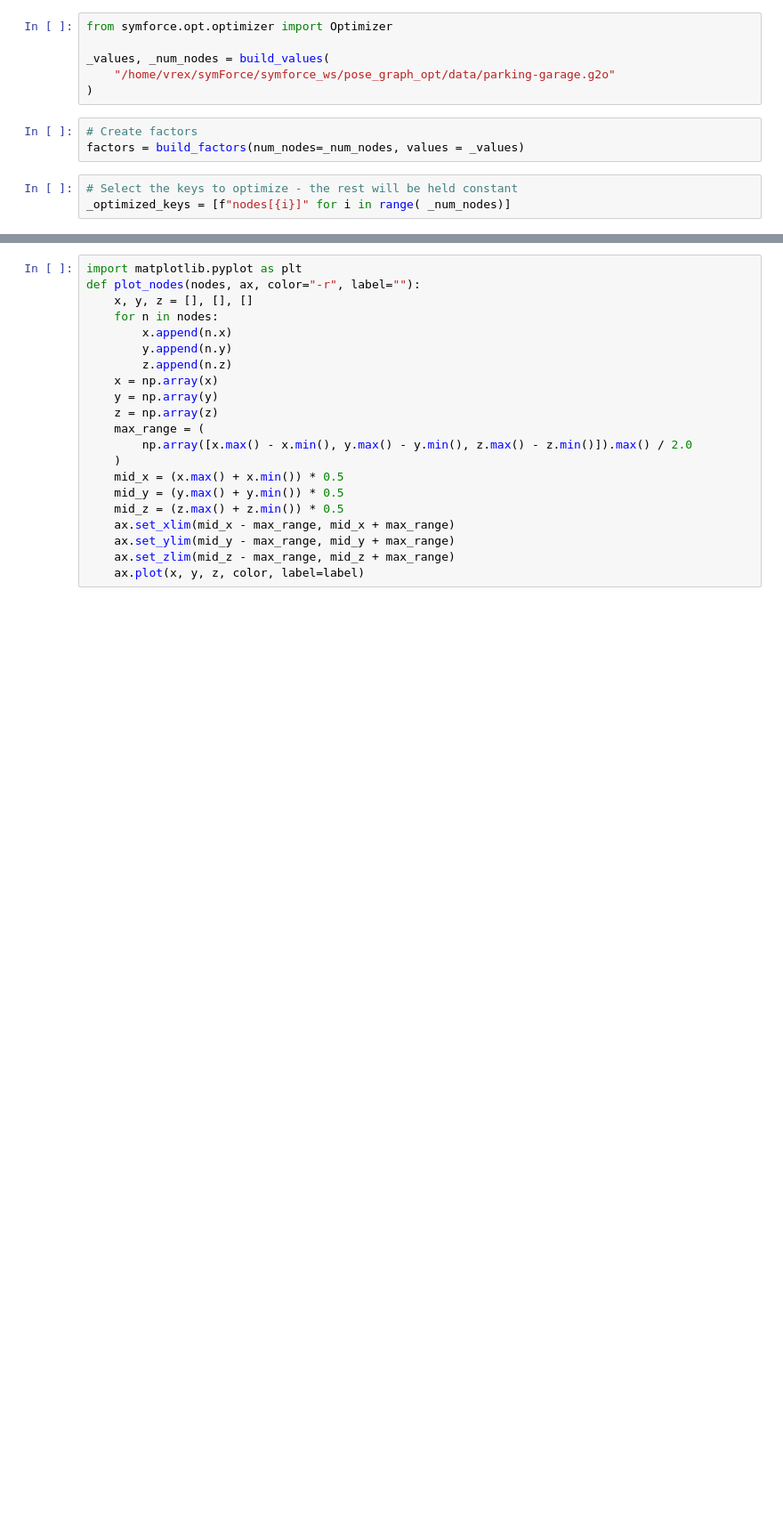
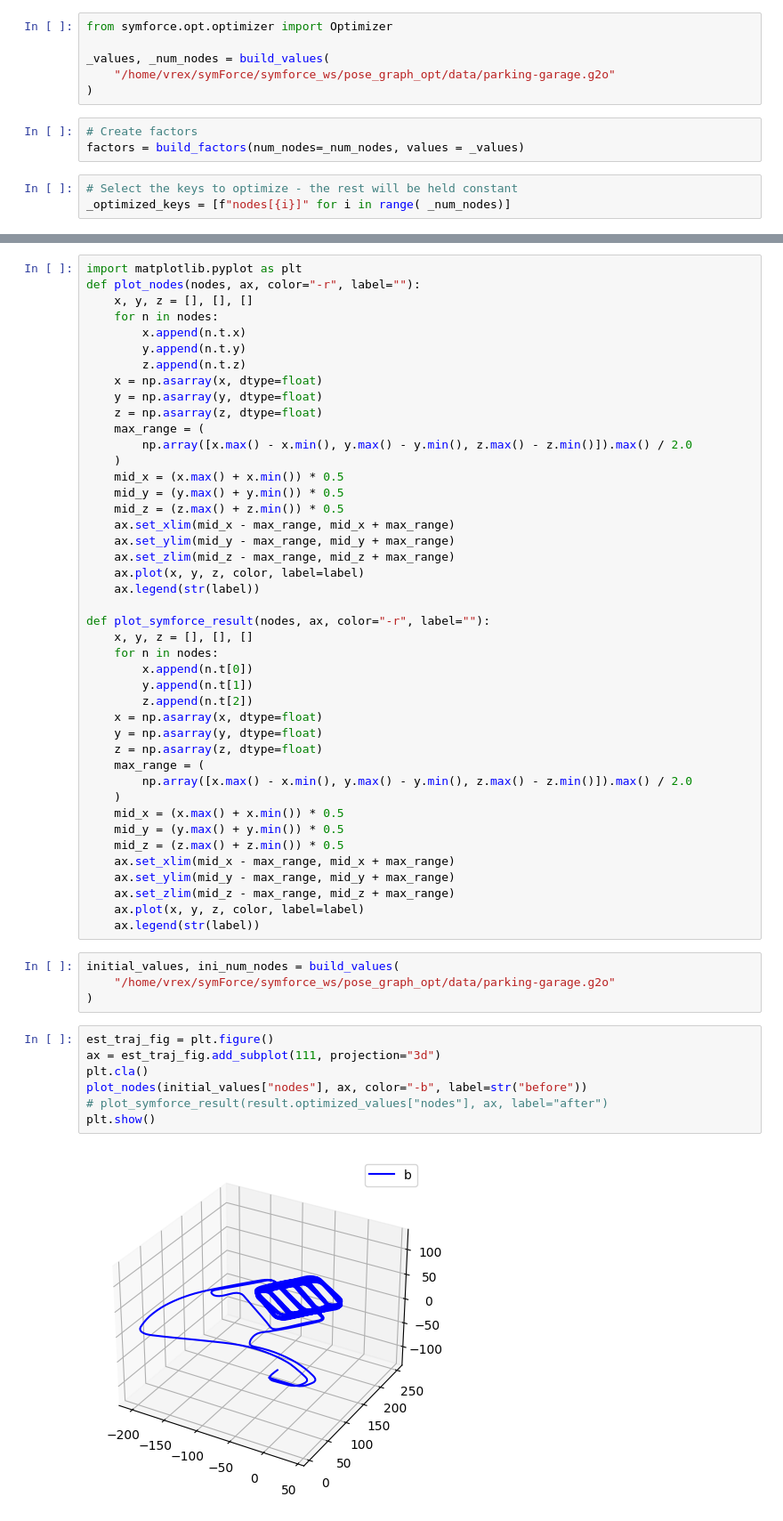
Before and after one commit to VineetTambe/symforce-pgo, a Jupyter notebook: pose_graph_opt/src/sym-pgo.ipynb, the cells around one changed output, grey strips where cells are left out. Shown: that part at 89% size. Cells and saved outputs as stored; diff of their text form; blank space fills up the shorter version.

Commit message:
added plots

```diff
--- a/pose_graph_opt/src/sym-pgo.ipynb
+++ b/pose_graph_opt/src/sym-pgo.ipynb
@@ -336,12 +252,12 @@ import matplotlib.pyplot as plt
 def plot_nodes(nodes, ax, color="-r", label=""):
     x, y, z = [], [], []
     for n in nodes:
-        x.append(n.x)
-        y.append(n.y)
-        z.append(n.z)
-    x = np.array(x)
-    y = np.array(y)
-    z = np.array(z)
+        x.append(n.t.x)
+        y.append(n.t.y)
+        z.append(n.t.z)
+    x = np.asarray(x, dtype=float)
+    y = np.asarray(y, dtype=float)
+    z = np.asarray(z, dtype=float)
     max_range = (
         np.array([x.max() - x.min(), y.max() - y.min(), z.max() - z.min()]).max() / 2.0
     )
@@ -352,3 +268,38 @@ def plot_nodes(nodes, ax, color="-r", label=""):
     ax.set_ylim(mid_y - max_range, mid_y + max_range)
     ax.set_zlim(mid_z - max_range, mid_z + max_range)
     ax.plot(x, y, z, color, label=label)
+    ax.legend(str(label))
+
+def plot_symforce_result(nodes, ax, color="-r", label=""):
+    x, y, z = [], [], []
+    for n in nodes:
+        x.append(n.t[0])
+        y.append(n.t[1])
+        z.append(n.t[2])
+    x = np.asarray(x, dtype=float)
+    y = np.asarray(y, dtype=float)
+    z = np.asarray(z, dtype=float)
+    max_range = (
+        np.array([x.max() - x.min(), y.max() - y.min(), z.max() - z.min()]).max() / 2.0
+    )
+    mid_x = (x.max() + x.min()) * 0.5
+    mid_y = (y.max() + y.min()) * 0.5
+    mid_z = (z.max() + z.min()) * 0.5
+    ax.set_xlim(mid_x - max_range, mid_x + max_range)
+    ax.set_ylim(mid_y - max_range, mid_y + max_range)
+    ax.set_zlim(mid_z - max_range, mid_z + max_range)
+    ax.plot(x, y, z, color, label=label)
+    ax.legend(str(label))
+# %%
+initial_values, ini_num_nodes = build_values(
+    "/home/vrex/symForce/symforce_ws/pose_graph_opt/data/parking-garage.g2o"
+)
+# %%
+est_traj_fig = plt.figure()
+ax = est_traj_fig.add_subplot(111, projection="3d")
+plt.cla()
+plot_nodes(initial_values["nodes"], ax, color="-b", label=str("before"))
+# plot_symforce_result(result.optimized_values["nodes"], ax, label="after")
+plt.show()
+# %% [output]
+[figure, added]
```
Also changed, not shown: parts of 9 cells of this notebook.
